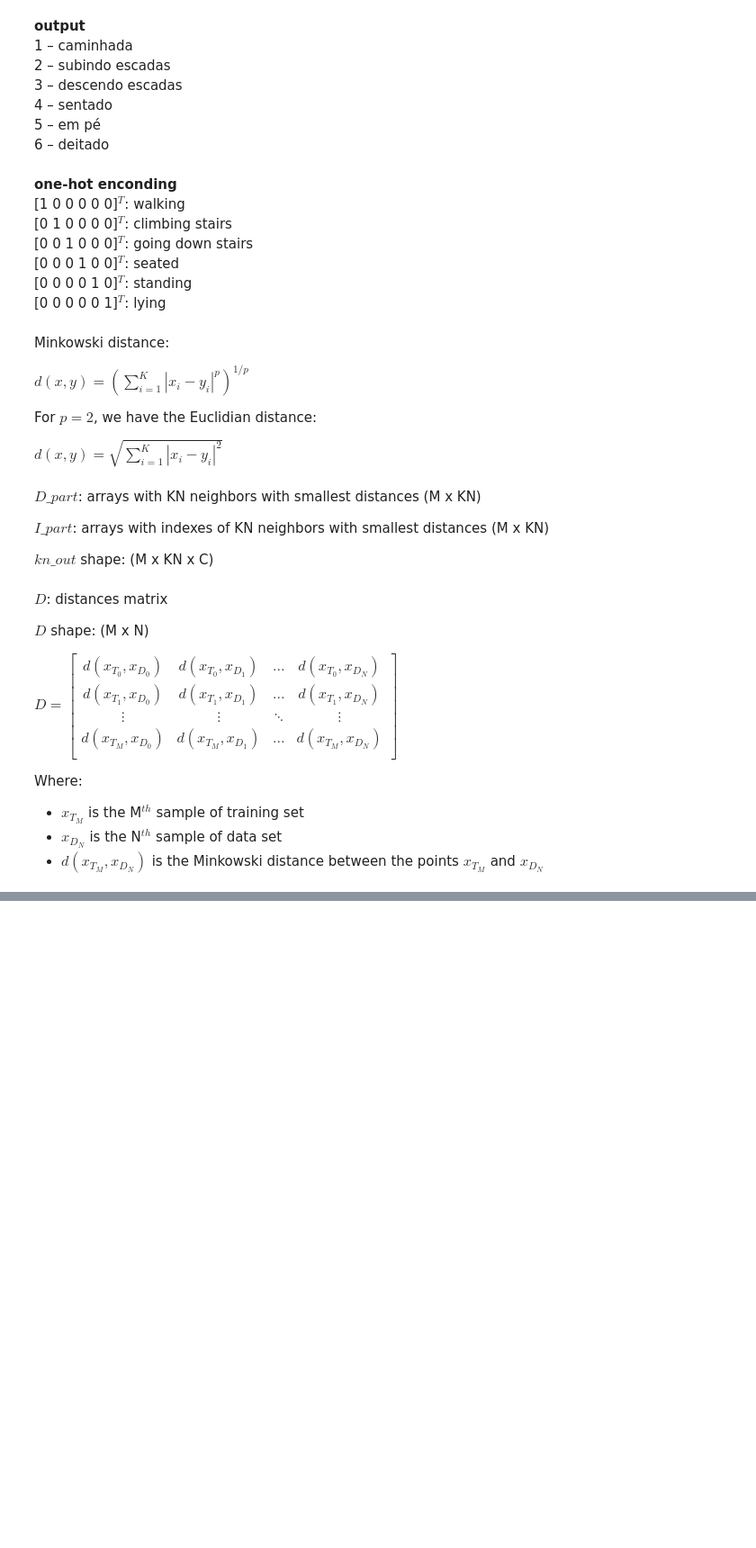
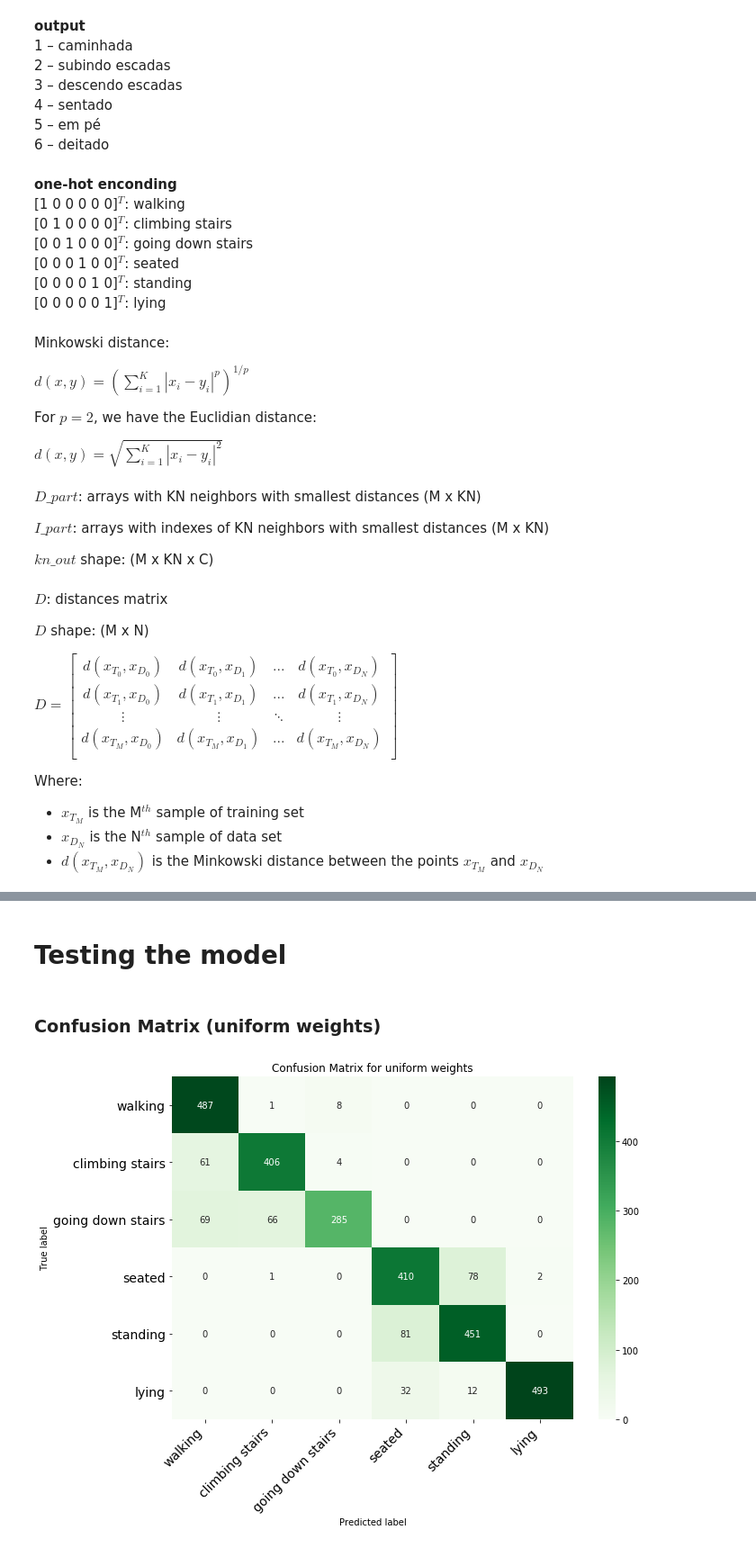
Before and after one commit to ito-rafael/IA006C-MachineLearning, a Jupyter notebook: efc2/efc2_ex2_knn.ipynb, the cells around one changed output, grey strips where cells are left out. Shown at 90% size. Cells and saved outputs as stored; diff of their text form; code cells hidden in the pictures; blank space fills up the shorter version.

```diff
--- a/efc2/efc2_ex2_knn.ipynb
+++ b/efc2/efc2_ex2_knn.ipynb
@@ -260 +254,5 @@ error_distance = knn(y_train, D, KN, weights='distance')
+# %%
+y_true = y_test_raw
+# classes to be plot in confusion matrix
+classes = np.array(['walking','climbing stairs','going down stairs','seated','standing','lying'])
 # %% [markdown]
@@ -325,0 +322,14 @@ plt.show()
+# %% [markdown]
+# Testing the model
+# %% [markdown]
+### Confusion Matrix (uniform weights)
+# %%
+y_pred, error = knn(y_train, y_test, D, k_best_uniform, weights='uniform')
+y_pred = one_hot_decoder(max_pooling(y_pred))
+cm = confusion_matrix(y_test_raw, y_pred)
+# %%
+# CM uniform weights raw
+cm_uniform_raw = print_confusion_matrix(cm, classes, title='Confusion Matrix for uniform weights', normalize=False, cmap=plt.cm.Greens)
+cm_uniform_raw.savefig(path + 'cm_uniform', dpi=300, bbox_inches='tight')
+# %% [output]
+[figure, added]
```
Also changed, not shown: parts of 37 cells of this notebook, 3 other files.
